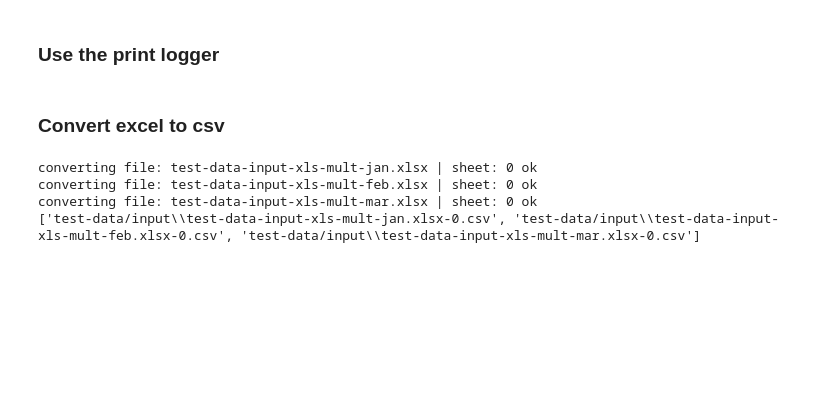
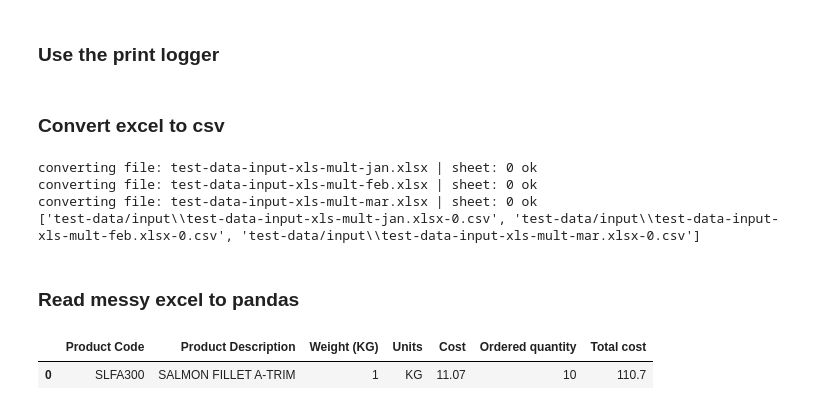
Before and after one commit to d6t/d6tstack, a Jupyter notebook: examples-combiner.ipynb, the cells around one changed output. Saved outputs shown, nothing was run; the diff lists cells and outputs as text; code cells hidden in the pictures; blank space fills up the shorter version.

Commit message:
read excel adv

```diff
--- a/examples-combiner.ipynb
+++ b/examples-combiner.ipynb
@@ -280,3 +280,13 @@ converting file: test-data-input-xls-mult-jan.xlsx | sheet: 0 ok
 converting file: test-data-input-xls-mult-feb.xlsx | sheet: 0 ok
 converting file: test-data-input-xls-mult-mar.xlsx | sheet: 0 ok
 ['test-data/input\\test-data-input-xls-mult-jan.xlsx-0.csv', 'test-data/input\\test-data-input-xls-mult-feb.xlsx-0.csv', 'test-data/input\\test-data-input-xls-mult-mar.xlsx-0.csv']
+# %% [markdown]
+### Read messy excel to pandas
+# %%
+from d6t.stack.read_excel_adv import read_excel_adv
+cfg_path = 'test-data/adv_excel_data/read_excel_adv - sample3.xlsx'
+df=read_excel_adv(cfg_path,header_xls_start="A10", header_xls_end="G10")
+df.head()
+# %% [output]
+|  | Product Code | Product Description | Weight (KG) | Units | Cost | Ordered quantity | Total cost |
+| 0 | SLFA300 | SALMON FILLET A-TRIM | 1 | KG | 11.07 | 10 | 110.7 |
```
Also changed, not shown: 2 other files.
